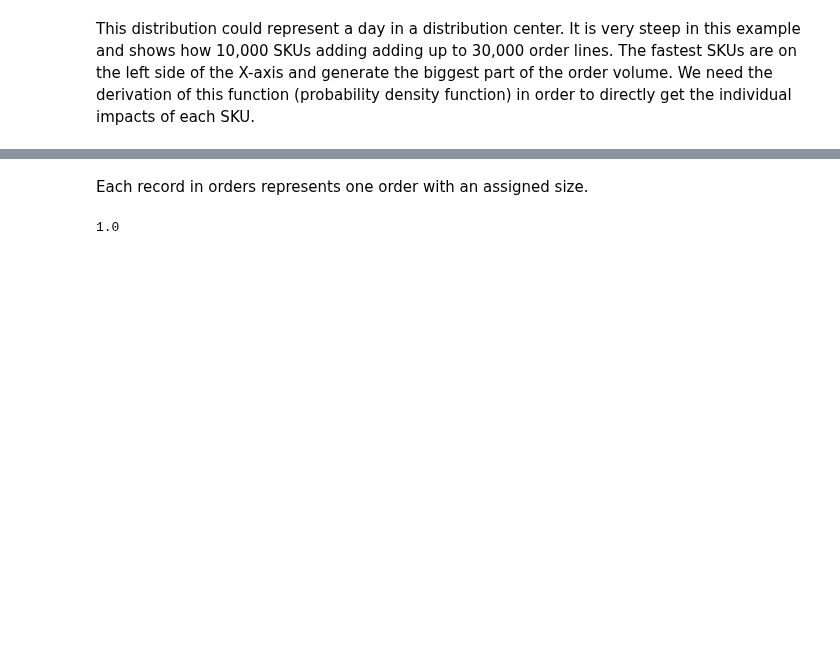
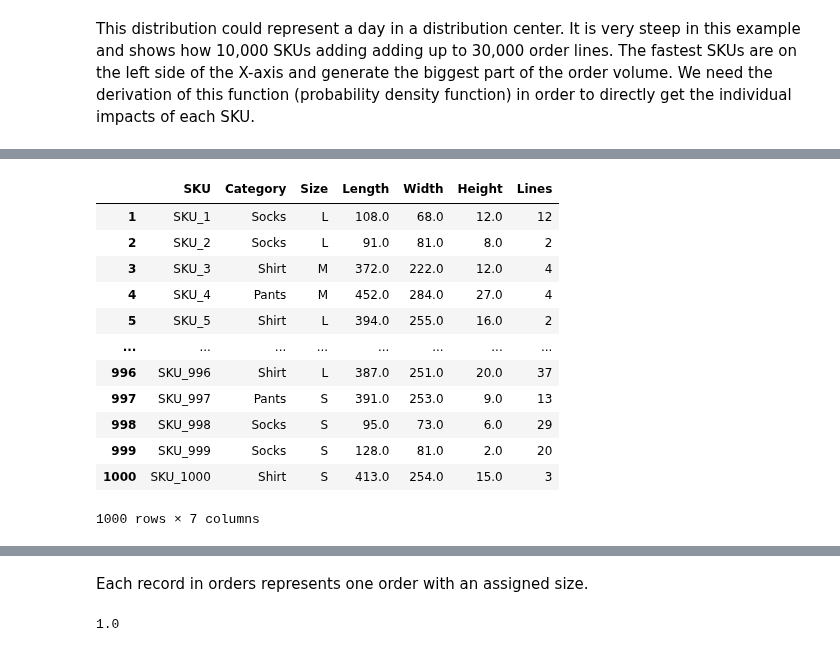
Before and after one commit to LarsTinnefeld/random-operations-generator, a Jupyter notebook: random_generators.ipynb, the cells around one changed output, grey strips where cells are left out. Cells and saved outputs as stored; diff of their text form; code cells hidden in the pictures; blank space fills up the shorter version.

```diff
--- a/random_generators.ipynb
+++ b/random_generators.ipynb
@@ -369,0 +386,16 @@ pareto_pdf.min()
+# %%
+df_fashion_skus
+# %% [output]
+|  | SKU | Category | Size | Length | Width | Height | Lines |
+| 1 | SKU_1 | Socks | L | 108.0 | 68.0 | 12.0 | 12 |
+| 2 | SKU_2 | Socks | L | 91.0 | 81.0 | 8.0 | 2 |
+| 3 | SKU_3 | Shirt | M | 372.0 | 222.0 | 12.0 | 4 |
+| 4 | SKU_4 | Pants | M | 452.0 | 284.0 | 27.0 | 4 |
+| 5 | SKU_5 | Shirt | L | 394.0 | 255.0 | 16.0 | 2 |
+| ... | ... | ... | ... | ... | ... | ... | ... |
+| 996 | SKU_996 | Shirt | L | 387.0 | 251.0 | 20.0 | 37 |
+| 997 | SKU_997 | Pants | S | 391.0 | 253.0 | 9.0 | 13 |
+| 998 | SKU_998 | Socks | S | 95.0 | 73.0 | 6.0 | 29 |
+| 999 | SKU_999 | Socks | S | 128.0 | 81.0 | 2.0 | 20 |
+| 1000 | SKU_1000 | Shirt | S | 413.0 | 254.0 | 15.0 | 3 |
+1000 rows × 7 columns
```
Also changed, not shown: parts of 20 cells of this notebook.
